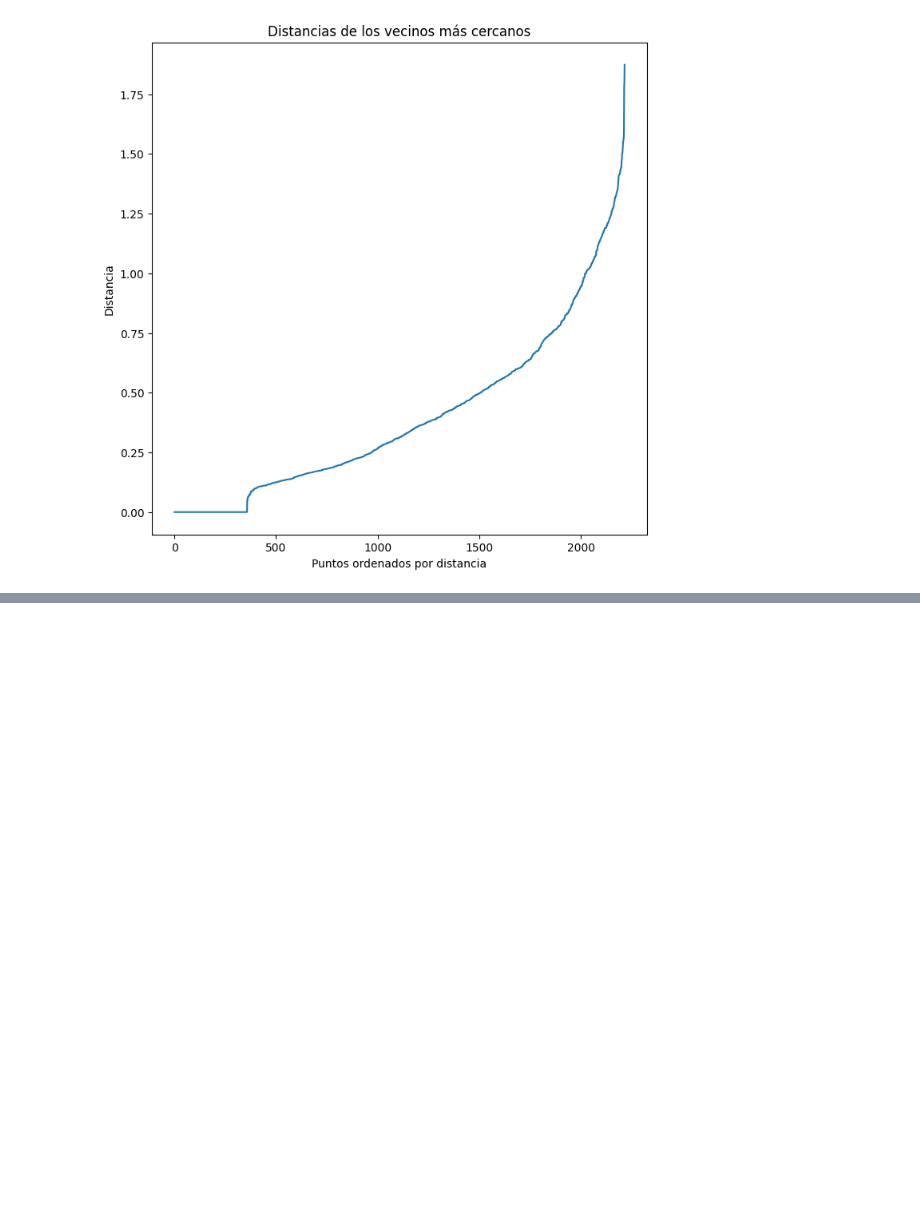
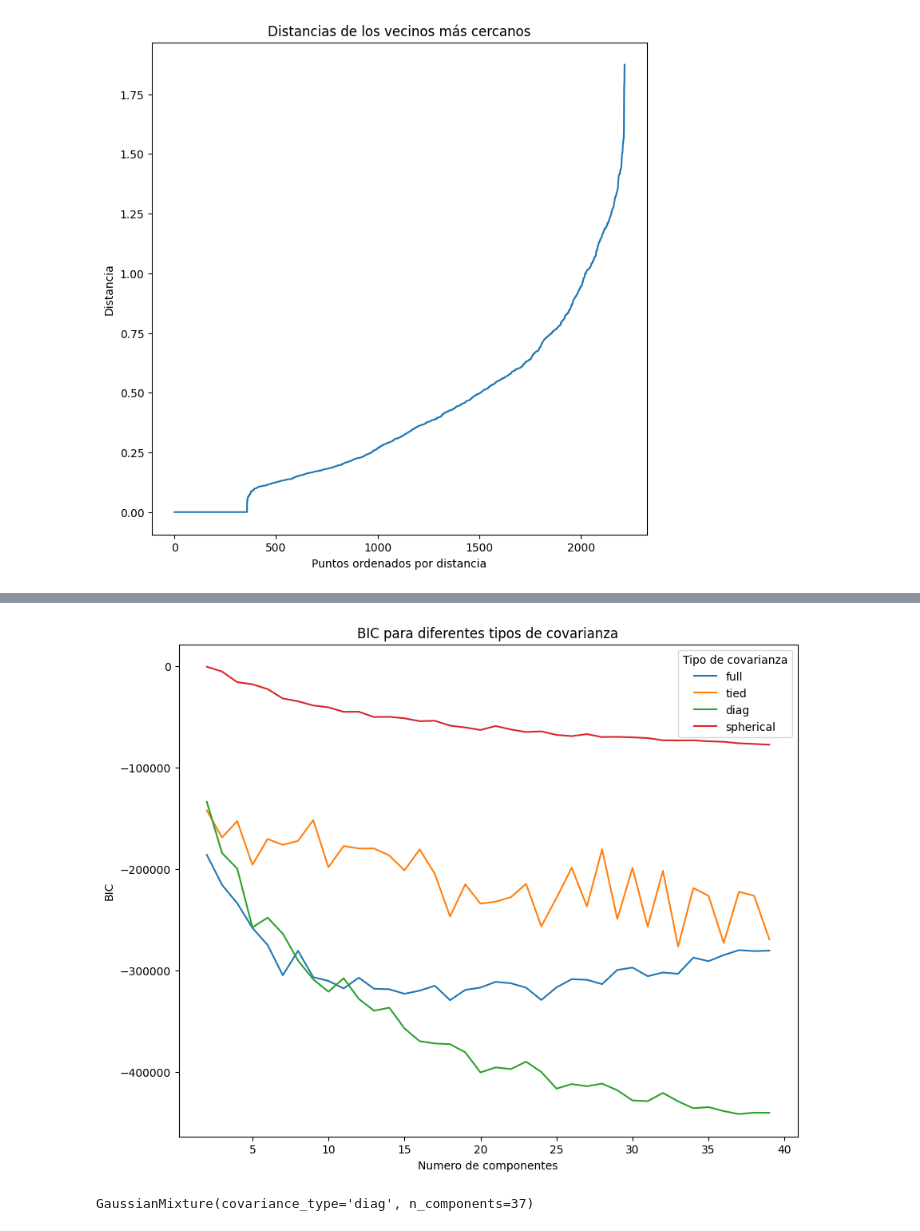
Before and after one commit to DavidBetancurRamirez/ComputacionCientifica, a Jupyter notebook: agrupamiento/caso1/caso1_agrupamiento.ipynb, the cells around one changed output, grey strips where cells are left out. Saved outputs shown, nothing was run; the diff lists cells and outputs as text; code cells hidden in the pictures; blank space fills up the shorter version.

```diff
--- a/agrupamiento/caso1/caso1_agrupamiento.ipynb
+++ b/agrupamiento/caso1/caso1_agrupamiento.ipynb
@@ -497,0 +520,25 @@ plt.show()
+# %%
+#Gaussian Mixture Model
+from sklearn.mixture import GaussianMixture
+fig, ax = plt.subplots(figsize=(10, 8))
+n_gauss = range(2,40)
+var_types = ['full', 'tied', 'diag', 'spherical']
+for covariance_type in var_types:
+    valor_bic = []
+    for n in n_gauss:
+        modelo = GaussianMixture(n_components=n, covariance_type=covariance_type)
+        modelo = modelo.fit(data_pro)
+        valor_bic.append(modelo.bic(data_pro))
+    ax.plot(n_gauss, valor_bic, label=covariance_type)
+ax.set_title('BIC para diferentes tipos de covarianza')
+ax.set_xlabel('Numero de componentes')
+ax.set_ylabel('BIC')
+ax.legend(title='Tipo de covarianza')
+plt.show()
+# %% [output]
+[figure, added]
+# %%
+gmm_final = GaussianMixture(n_components=37, covariance_type='diag')
+gmm_final.fit(data_pro)
+# %% [output]
+GaussianMixture(covariance_type='diag', n_components=37)
```
Also changed, not shown: parts of 10 cells of this notebook.
